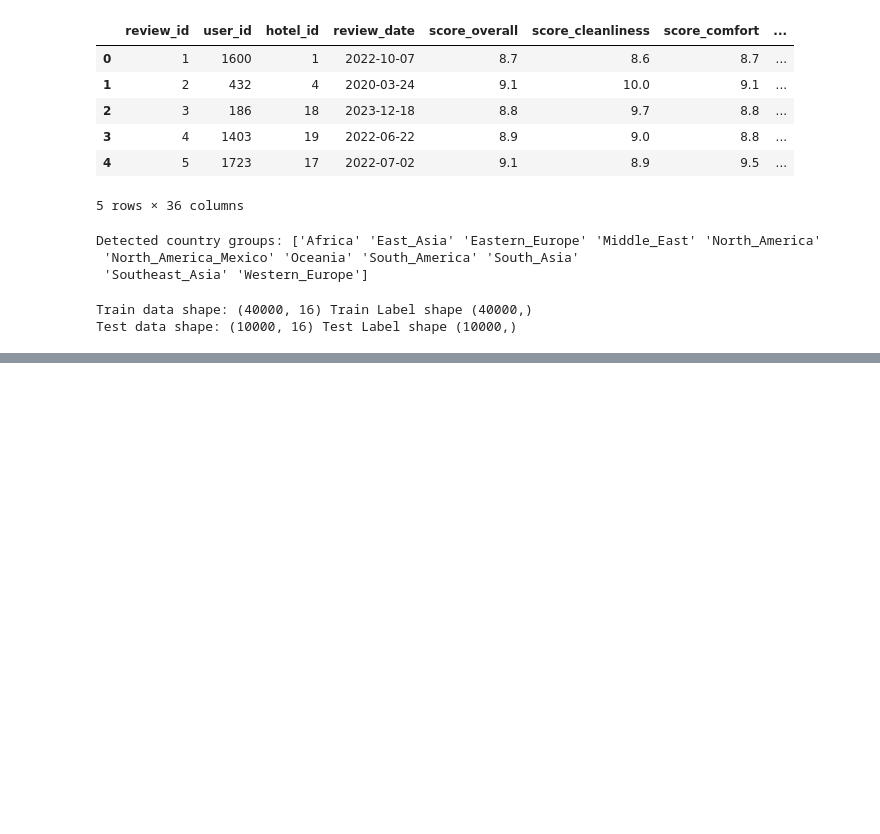
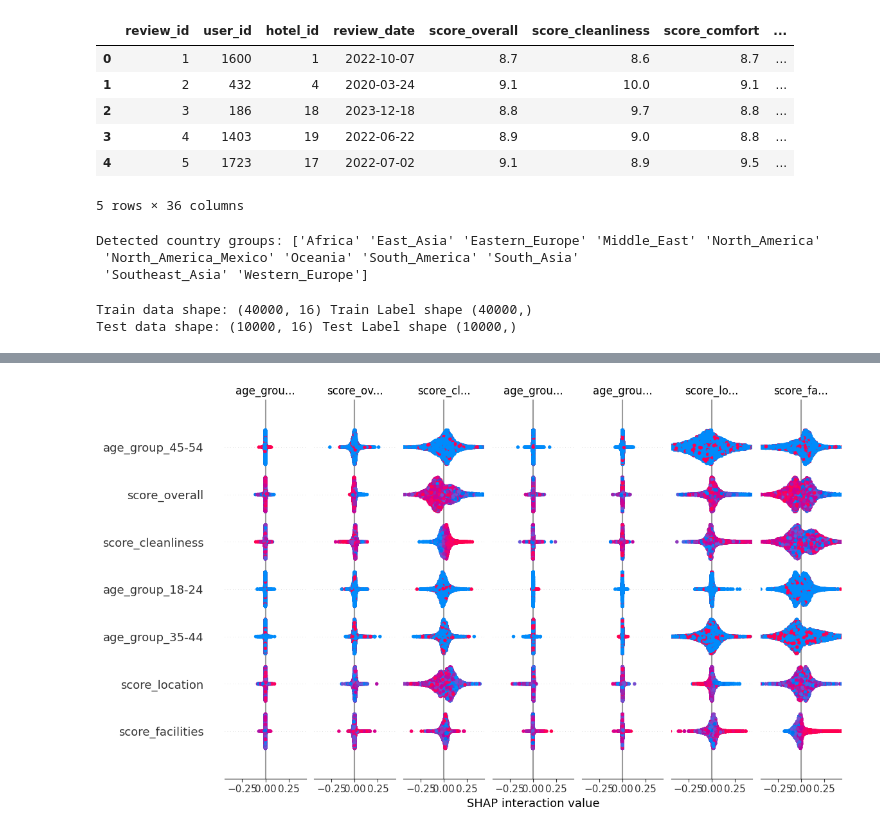
Before and after one commit to AbdulrahmanBassem/ACL_Team-63, a Jupyter notebook: acl-milestone-1.ipynb, the cells around one changed output, grey strips where cells are left out. Cells and saved outputs as stored; diff of their text form; code cells hidden in the pictures; blank space fills up the shorter version.

```diff
--- a/acl-milestone-1.ipynb
+++ b/acl-milestone-1.ipynb
@@ -547,0 +563,8 @@ from sklearn.metrics import accuracy_score
+# %%
+shap.summary_plot(
+    shap_values.values,
+    X_test_scaled,
+    feature_names=X.columns
+)
+# %% [output]
+[figure, added]
```
Also changed, not shown: parts of 6 cells of this notebook.
